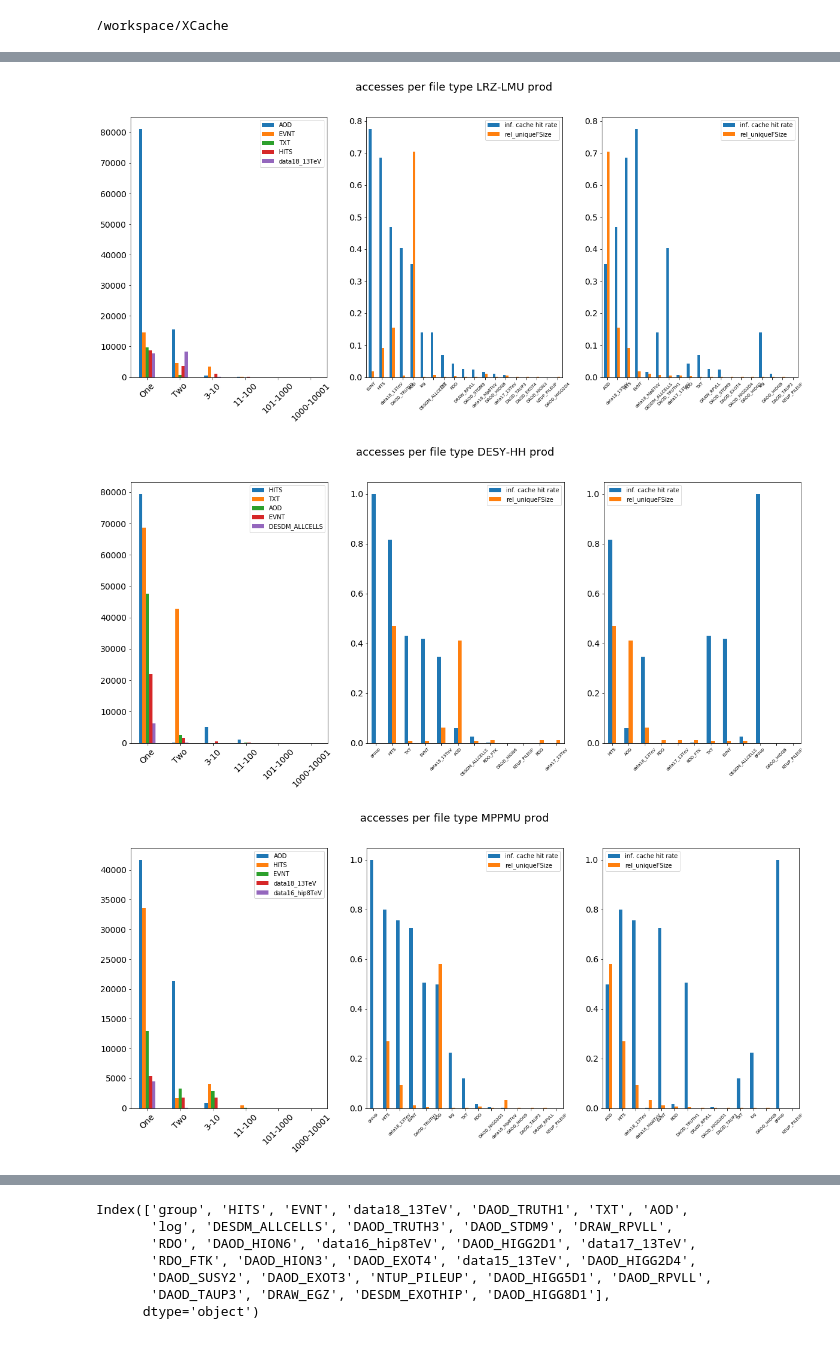
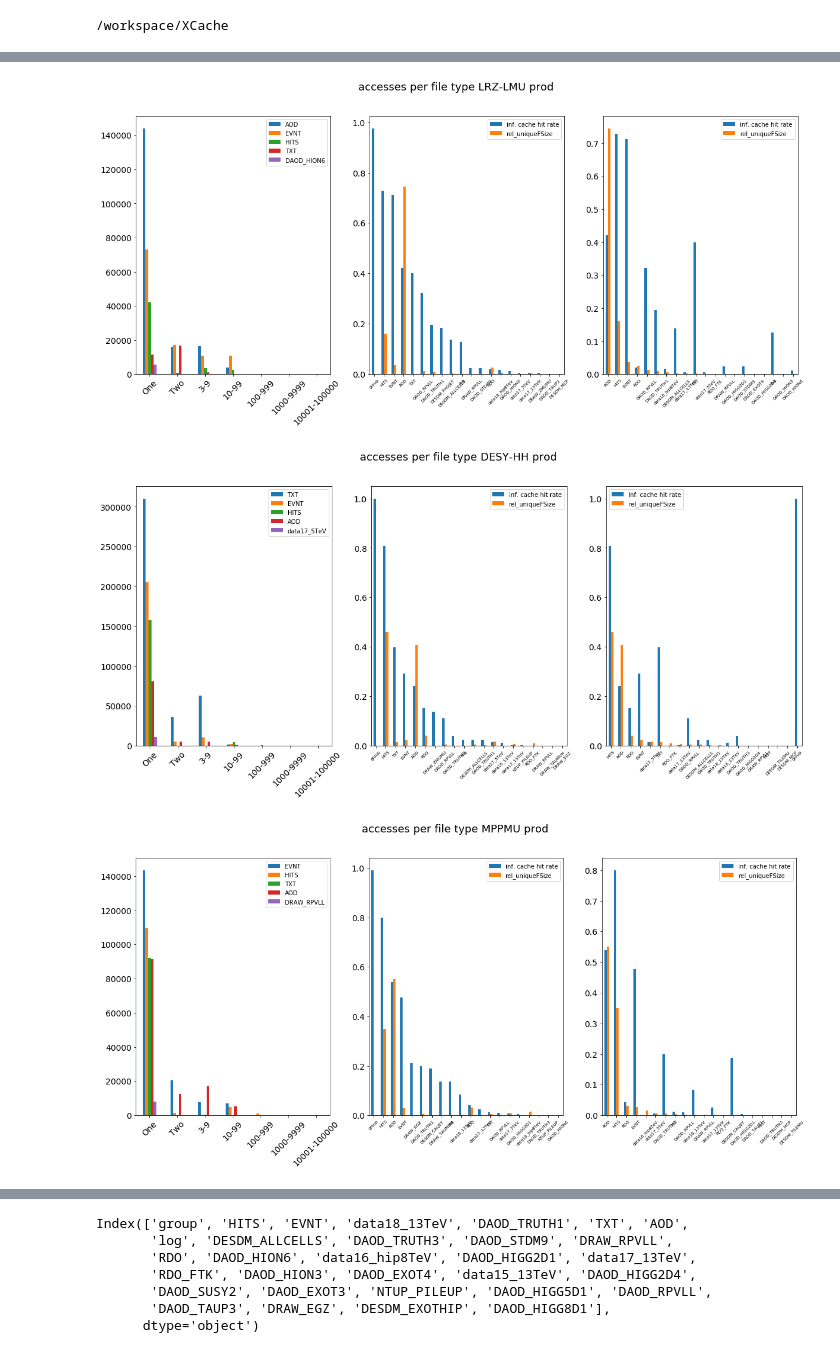
Before and after one commit to gdxd/XCache, a Jupyter notebook: MyExtractor.ipynb, the cells around one changed output, grey strips where cells are left out. Drawn from its saved outputs; the diff is of its cells as text; code cells hidden in the pictures.

```diff
--- a/MyExtractor.ipynb
+++ b/MyExtractor.ipynb
@@ -7,8 +7,12 @@ from elasticsearch import Elasticsearch
 from elasticsearch.helpers import scan
 import pandas as pd
 
-start_date = '2018-08-01 00:00:00'
-end_date = '2018-09-01 00:00:00'
+#start_date = '2018-08-01 00:00:00'
+#end_date = '2018-09-01 00:00:00'
+#start_date = '2018-09-01 00:00:00'
+#end_date = '2018-10-01 00:00:00'
+start_date = '2018-10-01 00:00:00'
+end_date = '2018-11-01 00:00:00'
 #start_date = '2018-08-01 00:00:00'
 #end_date = '2018-09-01 00:00:00'
 #site = 'LRZ-LMU'
@@ -22,8 +26,8 @@ print("start:", start_date, "end:", end_date)
 start = int(pd.Timestamp(start_date).timestamp())
 end = int(pd.Timestamp(end_date).timestamp())
 
-#kind = 'prod'
-kind = 'analy'
+kind = 'prod'
+#kind = 'analy'
 
 my_query = {
     "_source": ["time_start", "time_end", "site", "event", "scope", "filename", "filesize"],
@@ -35,15 +39,17 @@ my_query = {
                 {'wildcard': {'site': site + '*'}},
                 # {'wildcard': {'filename': 'EVNT*'}},
                 #{'wildcard': {'event': 'get_sm*'}},
-                #{'term': {'event': 'get_sm'}},
-                {'term': {'event': 'get_sm_a'}},
+                {'term': {'event': 'get_sm'}},
+                #{'term': {'event': 'get_sm_a'}},
                 # {'term': {'event': 'download'}},
             ]
         }
     }
 }
 
-dataset = 'AUG'
+#dataset = 'AUG'
+#dataset = 'Sep'
+dataset = 'Oct'
 
 scroll = scan(client=es, index=indices, query=my_query)
 count = 0
@@ -82,7 +88,8 @@ start: 2018-08-01 00:00:00 end: 2018-09-01 00:00:00
 # %%
 #GD prod stuff
 # input files e.g. ../data/AUG/LRZ-LMU_prod_AUG.h5
-
+# link ln -s /data/gduck ../data
+#
 import matplotlib
 import matplotlib.pyplot as plt
 import pandas as pd
@@ -105,7 +112,8 @@ sites = ['LRZ-LMU','DESY-HH','MPPMU']
 #sites = ['DESY-HH']
 filetypes = []
 
-periods = ['AUG']  # must be listed in order
+periods = ['AUG','SEP','OCT']  # must be listed in order
+#periods = ['AUG']
 kinds = ['prod']  # prod
 #kinds = ['analy']  #
 
@@ -114,14 +122,24 @@ kinds = ['prod']  # prod
 
 title = ','.join(sites)
 
-bs = [1, 2, 10, 100, 1000, 10000, 100000]
+# GD bad bug
+# bs = [1, 2, 10, 100, 1000, 10000, 100000]
+
+bs = [1, 2, 3, 10, 100, 1000, 10000, 100000]
 sites_data = []
 
 
+#def get_type(s):
+#    f = s.split(":")[1]
+#    return f.split('.')[0]
+# GD patch for data18 naming
 def get_type(s):
     f = s.split(":")[1]
-    return f.split('.')[0]
-
+    type = f.split('.')[0]
+    if type == 'data18_13TeV' :
+        if f.find(".AOD.")>=0 :
+            type = 'AOD'
+    return type
 
 for site in sites:
     site_data = load_data([site], periods, kinds)
@@ -143,8 +161,12 @@ for site in sites:
         fts.append(name)
         accpft.append(count)
 
-    accdf = pd.DataFrame(accpft, index=fts, columns=['One', 'Two', '3-10', '11-100',
-                                                     '101-1000', '1000-10001']).sort_values("One", ascending=False)
+
+#    accdf = pd.DataFrame(accpft, index=fts, columns=['One', 'Two', '3-10', '11-100',
+#                                                     '101-1000', '1000-10001']).sort_values("One", ascending=False)
+#    print ('division', division)
+    accdf = pd.DataFrame(accpft, index=fts, columns=['One', 'Two', '3-9', '10-99',
+                                                     '100-999', '1000-9999','10001-100000']).sort_values("One", ascending=False)
 
     totdf = pd.DataFrame(totalacc, index=fts, columns=['total', 'unique','avgFSize'])
     #GD > 100 accesses
@@ -208,8 +230,11 @@ for name, group in dt:
     accpft.append(count)
     totalacc.append([group.shape[0], group.index.unique().shape[0], group.filesize.mean()/GB ])
 
-accdf = pd.DataFrame(accpft, index=fts, columns=['One', 'Two', '3-10', '11-100',
-                                                 '101-1000', '1000-10001']).sort_values("One", ascending=False)
+#accdf = pd.DataFrame(accpft, index=fts, columns=['One', 'Two', '3-10', '11-100',
+#                                                 '101-1000', '1000-10001']).sort_values("One", ascending=False)
+
+accdf = pd.DataFrame(accpft, index=fts, columns=['One', 'Two', '3-9', '10-99',
+                                                     '100-999', '1000-9999','10001-100000']).sort_values("One", ascending=False)
 
 accdf = accdf[0:5]
 print(accdf)
@@ -264,3 +289,3 @@ DAOD_HIGG2D4       8.341462e-05
-[figure, old version]
+[figure, new version]
-[figure, old version]
+[figure, new version]
-[figure, old version]
+[figure, new version]
```
Also changed, not shown: parts of 3 cells of this notebook, 1 other file.
